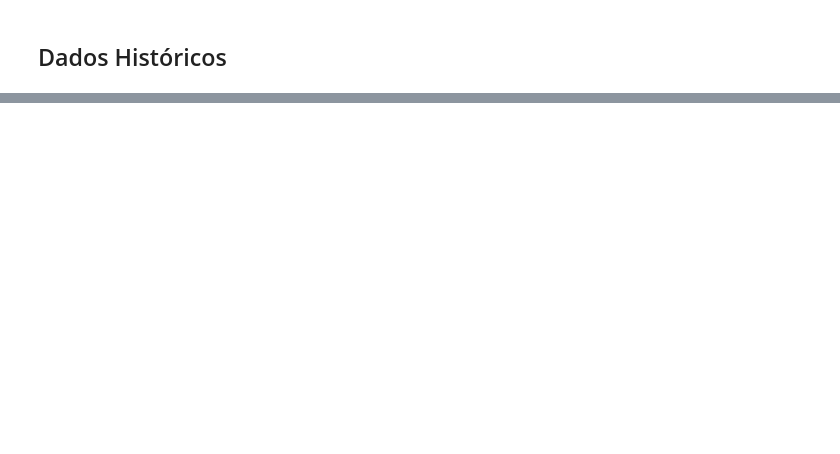
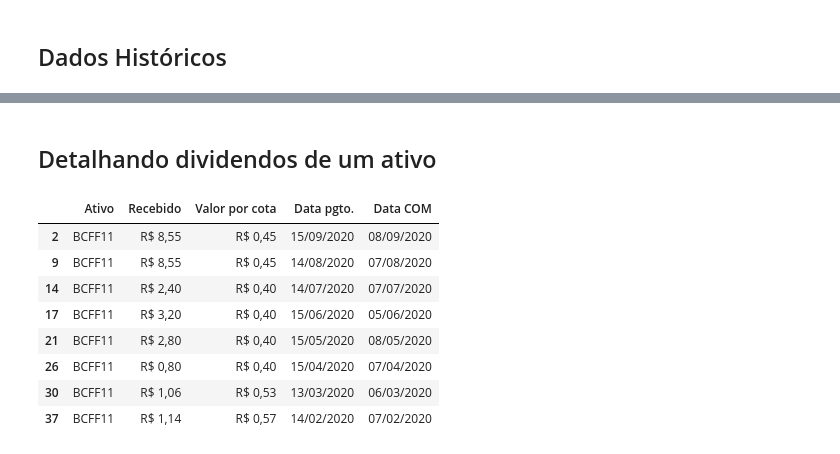
Before and after one commit to devBino/analise_dados_cases, a Jupyter notebook: analise_dividendos/dividendos_historicos_analise.ipynb, the cells around one changed output, grey strips where cells are left out. Cells and saved outputs as stored; diff of their text form; code cells hidden in the pictures; blank space fills up the shorter version.

```diff
--- a/analise_dividendos/dividendos_historicos_analise.ipynb
+++ b/analise_dividendos/dividendos_historicos_analise.ipynb
@@ -34,0 +139,16 @@ display(recebido_por_ativo)
+# %% [markdown]
+## Detalhando dividendos de um ativo
+# %%
+ativo = 'BCFF11'
+registros = dados[ dados['Ativo'] == ativo ][:limite_meses_relatorios]
+display(registros[['Ativo','Recebido','Valor por cota','Data pgto.','Data COM']])
+# %% [output]
+|  | Ativo | Recebido | Valor por cota | Data pgto. | Data COM |
+| 2 | BCFF11 | R$ 8,55 | R$ 0,45 | 15/09/2020 | 08/09/2020 |
+| 9 | BCFF11 | R$ 8,55 | R$ 0,45 | 14/08/2020 | 07/08/2020 |
+| 14 | BCFF11 | R$ 2,40 | R$ 0,40 | 14/07/2020 | 07/07/2020 |
+| 17 | BCFF11 | R$ 3,20 | R$ 0,40 | 15/06/2020 | 05/06/2020 |
+| 21 | BCFF11 | R$ 2,80 | R$ 0,40 | 15/05/2020 | 08/05/2020 |
+| 26 | BCFF11 | R$ 0,80 | R$ 0,40 | 15/04/2020 | 07/04/2020 |
+| 30 | BCFF11 | R$ 1,06 | R$ 0,53 | 13/03/2020 | 06/03/2020 |
+| 37 | BCFF11 | R$ 1,14 | R$ 0,57 | 14/02/2020 | 07/02/2020 |
```
Also changed, not shown: parts of 17 cells of this notebook, 1 other file.
